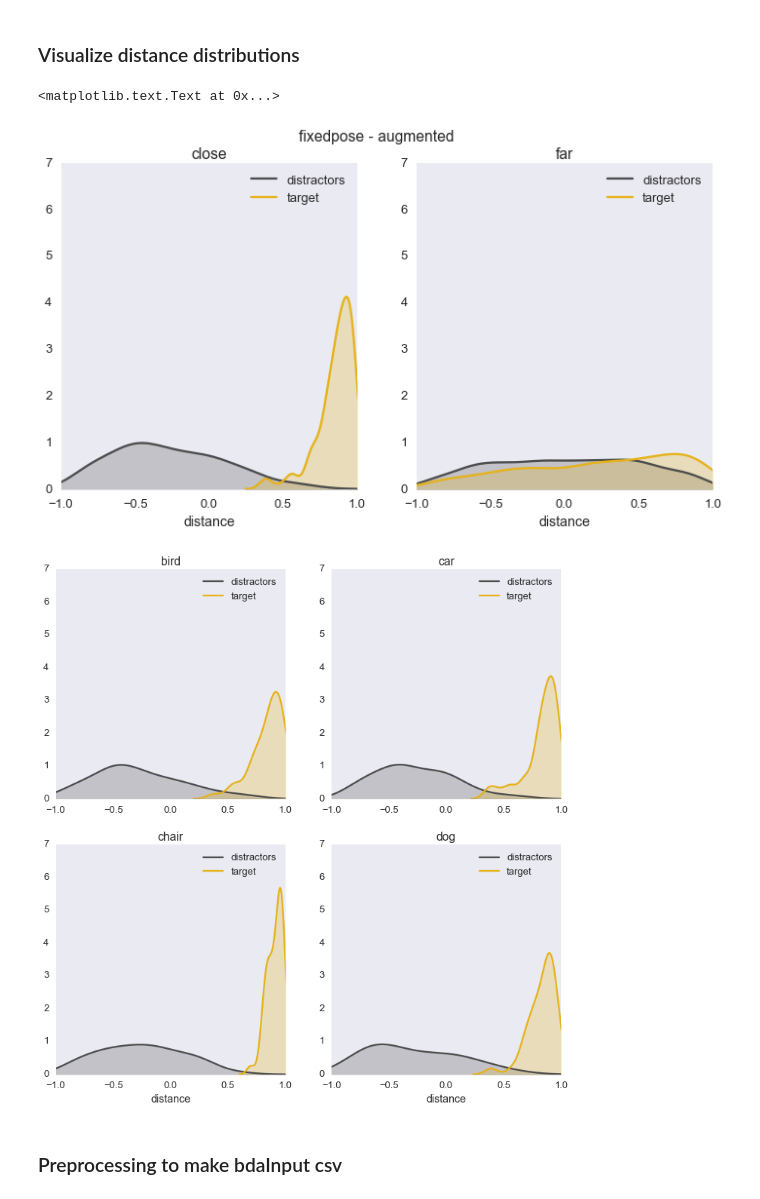
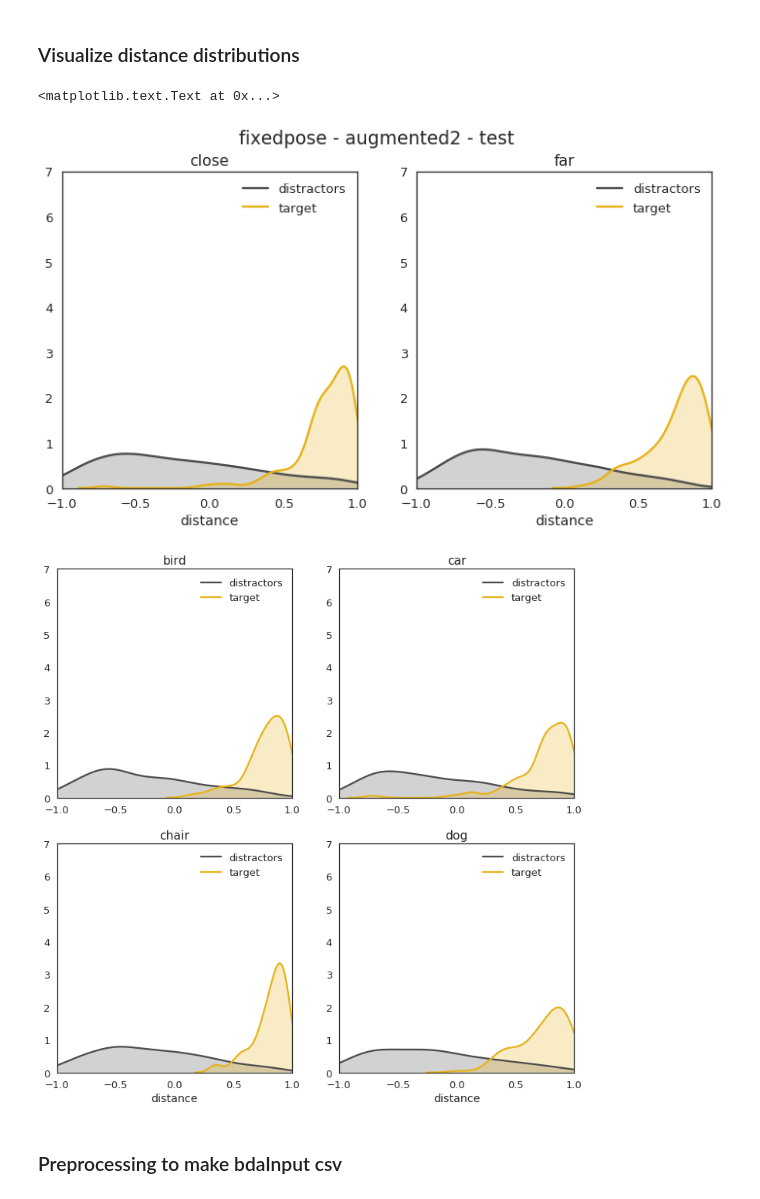
Before and after one commit to hawkrobe/reference_games, a Jupyter notebook: analysis/3dObjects/sketchpad_basic/pilot2_analysis_sketchpad_basic.ipynb, the cells around one changed output. Saved outputs shown, nothing was run; the diff lists cells and outputs as text; code cells hidden in the pictures.

```diff
--- a/analysis/3dObjects/sketchpad_basic/pilot2_analysis_sketchpad_basic.ipynb
+++ b/analysis/3dObjects/sketchpad_basic/pilot2_analysis_sketchpad_basic.ipynb
@@ -566,7 +566,7 @@ print str(np.shape(D)[0]) + ' records in merged dataframe'
 # %% [markdown]
 ### Visualize distance distributions
 # %%
-path_to_dists = './RSA/refModule/json/strict-similarity-pragmatics-fixedpose-augmented_conv4_2.json'
+path_to_dists = './RSA/refModule/json/strict-similarity-pragmatics-fixedpose-augmented2_conv4_2.json'
 _dists = pd.read_json(path_to_dists)
 dists = _dists.transpose()
 x = _dists.columns.values
@@ -607,41 +607,41 @@ D = D.assign(dD2=pd.Series(dD2).values)
 D = D.assign(dD3=pd.Series(dD3).values)
 # %%
 # filter out training examples
-test_examples = pd.read_csv('./pilot2_test_examples.txt',header=None)[0].values
-test_examples = [i.split('.')[0] + '.png' for i in test_examples]
+test_examples = pd.read_csv('./pilot2_augmented2_test_examples.txt',header=None)[0].values
+# test_examples = [i.split('.')[0] + '.png' for i in test_examples]
 # %%
 sns.set_context('talk')
 plt.figure(figsize=(12,6))
 plt.subplot(1,2,1)
 _D = D[(D.condition=='closer') & (D['fname'].isin(test_examples))]
 distractor_dists = np.hstack((_D.dD1.values,_D.dD2.values,_D.dD3.values))
 sns.kdeplot(distractor_dists, shade=True, color=(0.3,0.3,0.3),label='distractors')
 sns.kdeplot(_D.dT.values, shade=True, color=(0.9,0.7,0.1),label='target')
 plt.ylim([0,7])
 plt.xlim([-1,1])
 plt.xlabel('distance')
 plt.title('close')
 
 plt.subplot(1,2,2)
-_D = D[(D.condition=='further')]
+_D = D[(D.condition=='further') & (D['fname'].isin(test_examples))]
 distractor_dists = np.hstack((_D.dD1.values,_D.dD2.values,_D.dD3.values))
 sns.kdeplot(distractor_dists, shade=True, color=(0.3,0.3,0.3),label='distractors')
 sns.kdeplot(_D.dT.values, shade=True, color=(0.9,0.7,0.1),label='target')
 plt.ylim([0,7])
 plt.xlim([-1,1])
 plt.xlabel('distance')
 plt.title('far')
 
-plt.suptitle('fixedpose - augmented')
+plt.suptitle('fixedpose - augmented2 - test')
 # %% [output]
 <matplotlib.text.Text at 0x...>
-[figure, old version]
+[figure, new version]
 # %%
 sns.set_context('talk')
 plt.figure(figsize=(12,12))
 for i,cl in enumerate(classes):
     plt.subplot(2,2,i+1)
-    _D = D[(D.condition=='closer') & (D['fname'].isin(test_examples)) & (D['category']==cl) ]
+    _D = D[(D['fname'].isin(test_examples)) & (D['category']==cl)]
     distractor_dists = np.hstack((_D.dD1.values,_D.dD2.values,_D.dD3.values))
     sns.kdeplot(distractor_dists, shade=True, color=(0.3,0.3,0.3),label='distractors')
     sns.kdeplot(_D.dT.values, shade=True, color=(0.9,0.7,0.1),label='target')
@@ -651,7 +651,7 @@ for i,cl in enumerate(classes):
         plt.xlabel('distance')
     plt.title('{}'.format(cl))
 # %% [output]
-[figure, old version]
+[figure, new version]
 # %% [markdown]
 ### Preprocessing to make bdaInput csv
 # %%
```
Also changed, not shown: parts of 6 cells of this notebook.
